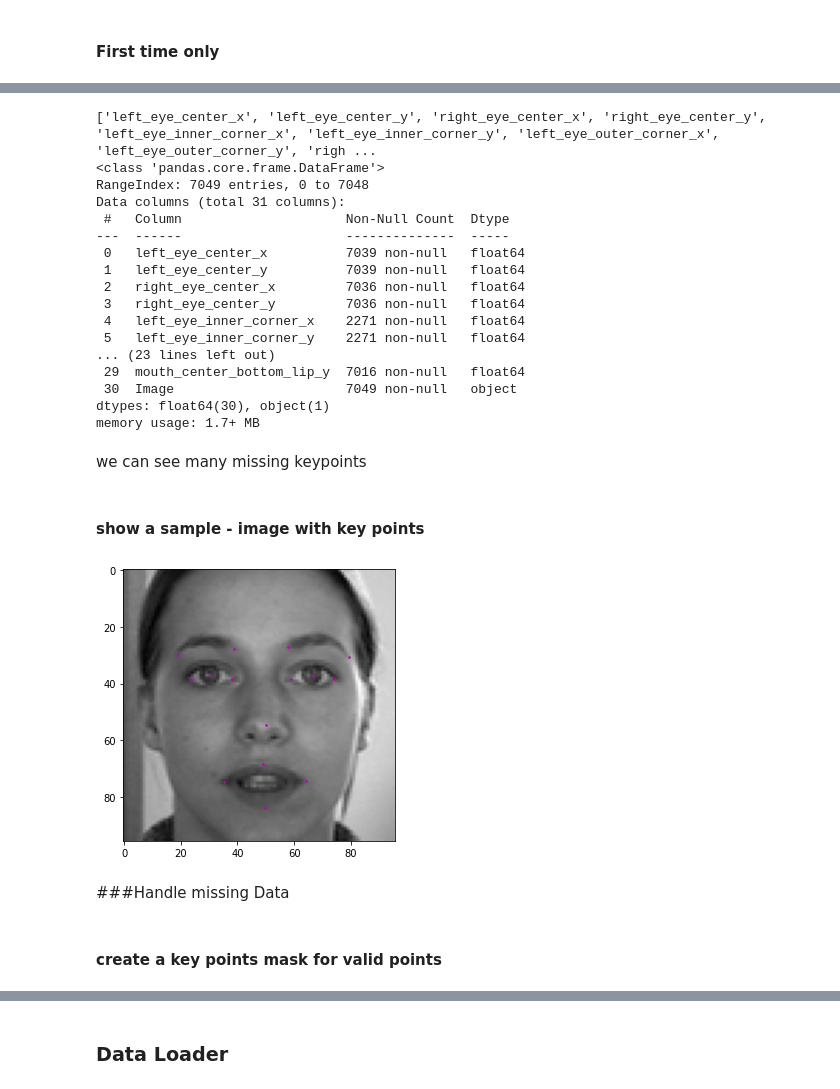
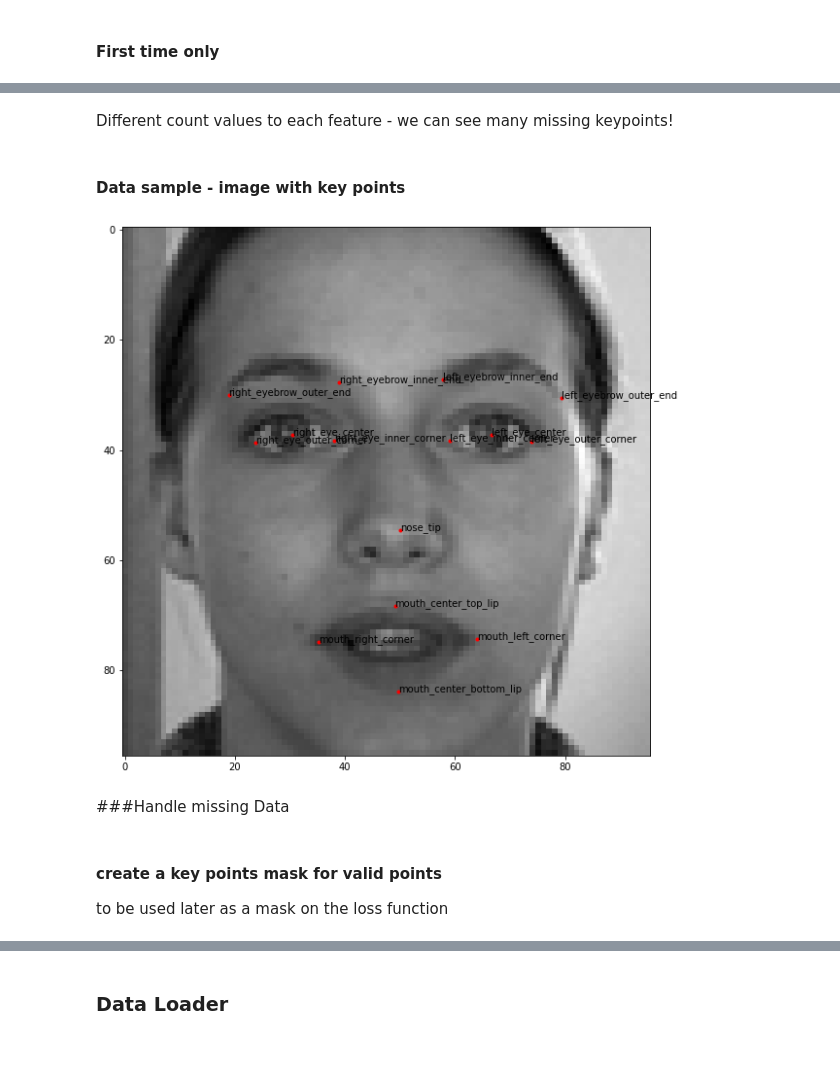
Before and after one commit to orilib/PyTorch, a Jupyter notebook: FacialKeypointsDetection.ipynb, the cells around one changed output, grey strips where cells are left out. Cells and saved outputs as stored; diff of their text form; code cells hidden in the pictures; blank space fills up the shorter version.

```diff
--- a/FacialKeypointsDetection.ipynb
+++ b/FacialKeypointsDetection.ipynb
@@ -71,66 +94,59 @@ df.describe()
 | 50% | 66.497566 | 37.528055 | 30.251378 | 37.813273 | 59.304615 | ... |
 | 75% | 68.024752 | 39.258449 | 31.768334 | 39.566729 | 60.519810 | ... |
 | max | 94.689280 | 80.502649 | 85.039381 | 81.270911 | 84.440991 | ... |
-# %%
-print(list(df.columns))
-df.info()
-# %% [output]
-['left_eye_center_x', 'left_eye_center_y', 'right_eye_center_x', 'right_eye_center_y', 'left_eye_inner_corner_x', 'left_eye_inner_corner_y', 'left_eye_outer_corner_x', 'left_eye_outer_corner_y', 'righ ...
-<class 'pandas.core.frame.DataFrame'>
-RangeIndex: 7049 entries, 0 to 7048
-Data columns (total 31 columns):
- #   Column                     Non-Null Count  Dtype
----  ------                     --------------  -----
- 0   left_eye_center_x          7039 non-null   float64
- 1   left_eye_center_y          7039 non-null   float64
- 2   right_eye_center_x         7036 non-null   float64
- 3   right_eye_center_y         7036 non-null   float64
- 4   left_eye_inner_corner_x    2271 non-null   float64
- 5   left_eye_inner_corner_y    2271 non-null   float64
-... (23 lines left out)
- 29  mouth_center_bottom_lip_y  7016 non-null   float64
- 30  Image                      7049 non-null   object
-dtypes: float64(30), object(1)
-memory usage: 1.7+ MB
 # %% [markdown]
-we can see many missing keypoints
+Different count values to each feature - we can see many missing keypoints!
+# %% [markdown]
+#### Data sample - image with key points
 # %%
-def show_keypoints(image, key_pts, mask=None):
-    """Show image with keypoints"""
+def show_image_keypoints(image, key_pts, pred_key_pts=None, mask=None, annotate=None):
+    """Show image with keypoints and predicted keypoints"""
     if image.ndim == 3 and image.shape[0] > 1:
         if type(image) == torch.Tensor:
-            plt.imshow(image.permute(1, 2, 0), )
+            plt.imshow(image.cpu().permute(1, 2, 0), )
         else:
-            plt.imshow(image, )
+            plt.imshow(image.transpose(1,2,0), )
     else:
         plt.imshow(image.squeeze(), cmap='gray',)
+    #draw keypoints
     norm = image.shape[-1] if key_pts.flatten()[0] <= 1 else 1
     if mask is not None:
         key_pts = np.array([a for a, b in zip(key_pts.flatten(), mask.flatten()) if b]).reshape(-1,2)
-    plt.scatter(key_pts[:, 0]*norm, key_pts[:, 1]*norm, s=10, marker='.', c='m')
+    plt.plot(key_pts[:, 0]*norm, key_pts[:, 1]*norm, '.', color='red', label='actual')
+    if pred_key_pts is not None:
+        plt.plot(pred_key_pts[:, 0]*norm, pred_key_pts[:, 1]*norm, '.', color='green', label='actual')
+    #add annotation to keypoints
+    if annotate:
+        key_pts_lables = ['left_eye_center', 'right_eye_center', \
+            'left_eye_inner_corner', 'left_eye_outer_corner', 'right_eye_inner_corner', 'right_eye_outer_corner',\
+            'left_eyebrow_inner_end', 'left_eyebrow_outer_end', 'right_eyebrow_inner_end', 'right_eyebrow_outer_end', \
+            'nose_tip', 'mouth_left_corner', 'mouth_right_corner',\
+            'mouth_center_top_lip', 'mouth_center_bottom_lip']
+        if mask is not None:
+            key_pts_lables = [a for a, b in zip(key_pts_lables, mask.reshape(-1,2)[:,0]) if b]
+        for i in range(len(key_pts_lables)):
+            plt.annotate(key_pts_lables[i], (key_pts[i,0]*norm, key_pts[i,1]*norm), fontsize=10)
-# %% [markdown]
-#### show a sample - image with key points
 # %%
 # draw given feature points over an image
 img_inx = 12
 image = df['Image'][img_inx]
 # image is a string
 image = image.split()
 img_size = int(len(image) ** 0.5) # 96
 # now image is a list
 image = np.array(image,dtype=np.uint8)
 # image is a numpy arrary
 image = image.reshape(img_size,img_size)
 key_pts = df.iloc[img_inx,:-1].to_numpy().reshape(-1,2)
-plt.figure(figsize=(5, 5))
-show_keypoints(image, key_pts)
-plt.show()
+plt.figure(figsize=(10, 10))
+show_image_keypoints(image, key_pts, annotate=True)
 # %% [output]
-[figure, old version]
+[figure, new version]
 # %% [markdown]
 ###Handle missing Data
 # %% [markdown]
 #### create a key points mask for valid points
+to be used later as a mask on the loss function
 # %%
 valid_mask = df.notna()
 valid_mask = valid_mask.to_numpy(dtype = 'int')
```
Also changed, not shown: parts of 130 cells of this notebook.
